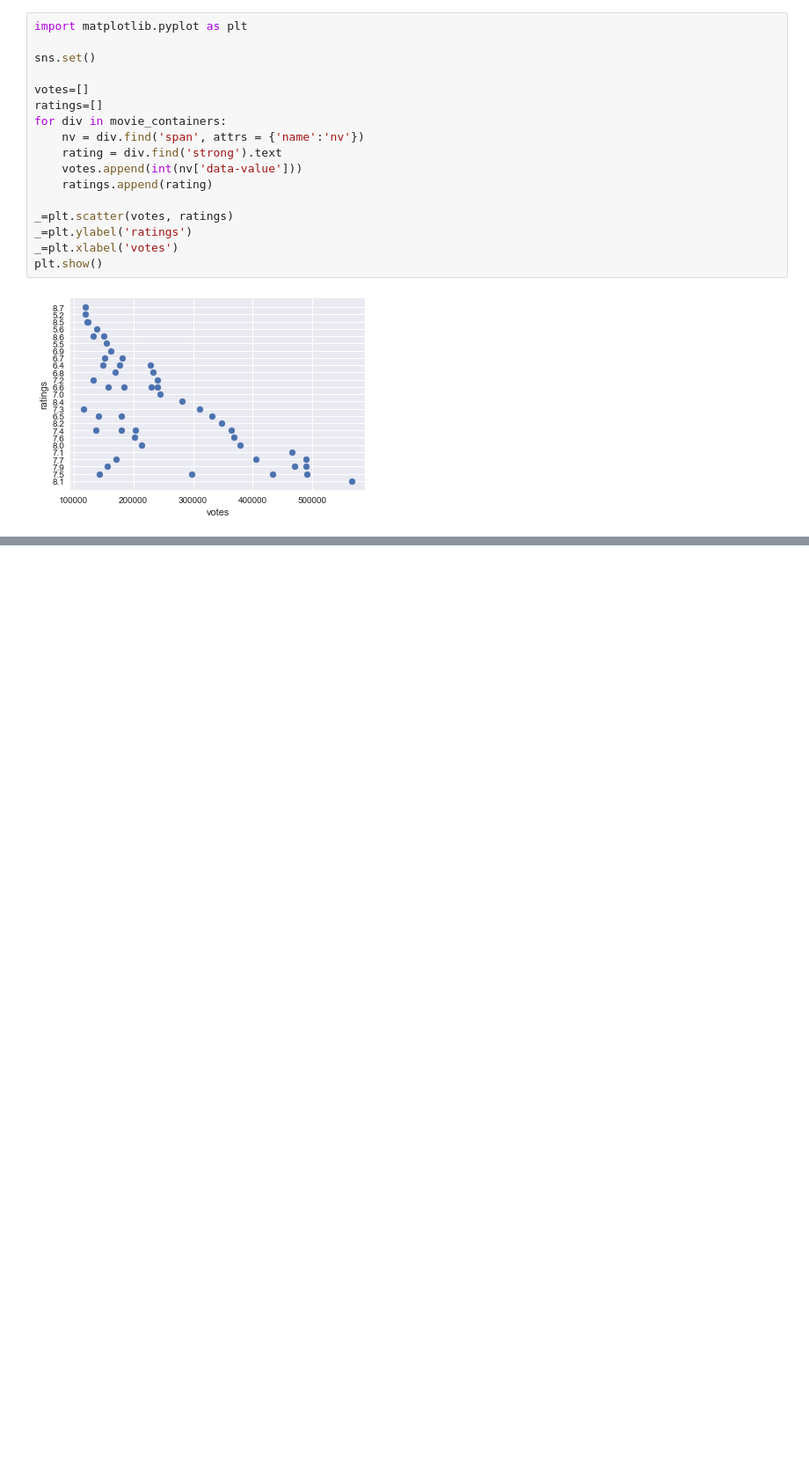
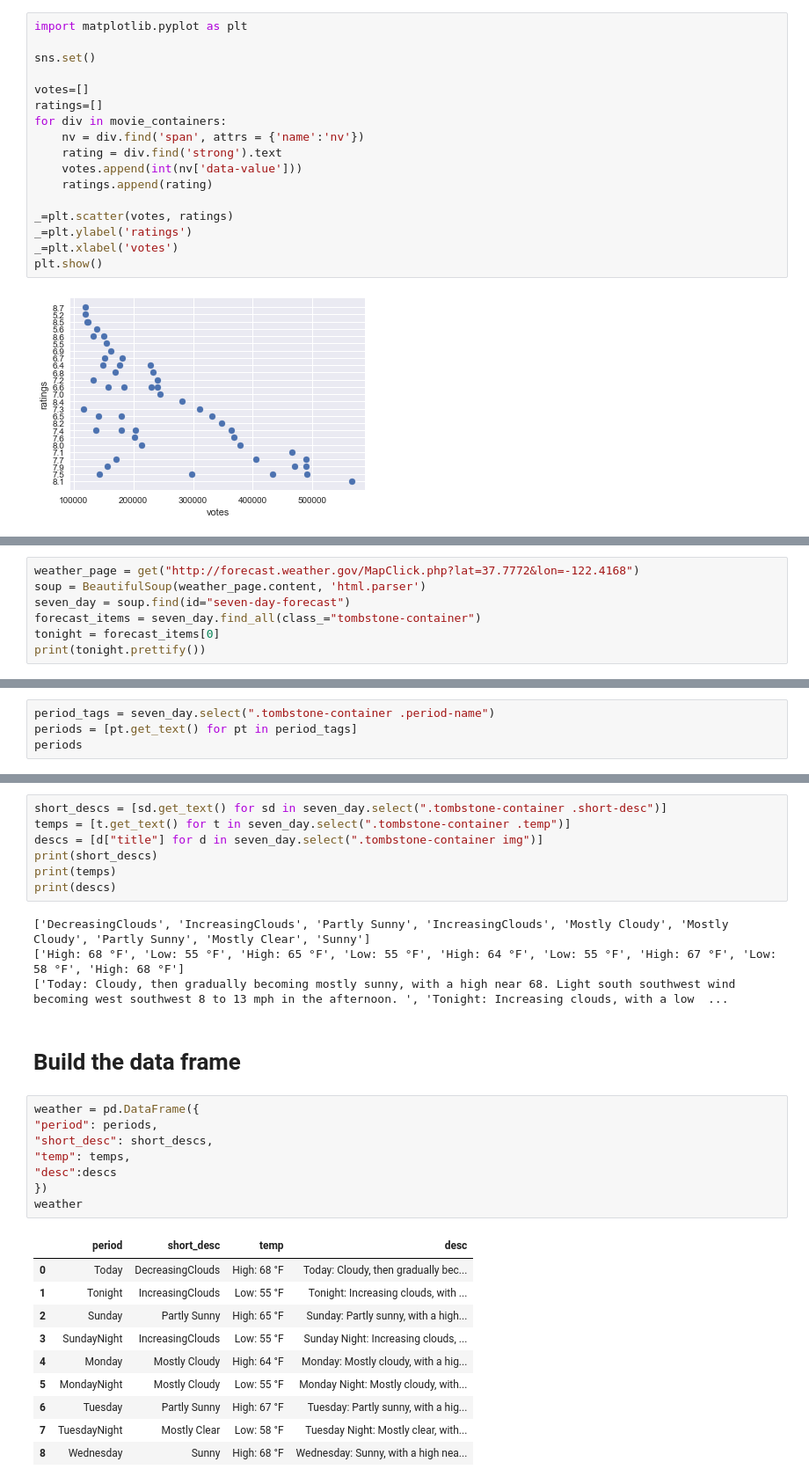
Before and after one commit to garyos/web-scraping-python, a Jupyter notebook: WebScraping.ipynb, the cells around one changed output, grey strips where cells are left out. Shown at 88% size. Saved outputs shown, nothing was run; the diff lists cells and outputs as text; blank space fills up the shorter version.

Commit message:
weather example added

```diff
--- a/WebScraping.ipynb
+++ b/WebScraping.ipynb
@@ -444,0 +447,7 @@ plt.show()
+# %%
+weather_page = get("http://forecast.weather.gov/MapClick.php?lat=37.7772&lon=-122.4168")
+soup = BeautifulSoup(weather_page.content, 'html.parser')
+seven_day = soup.find(id="seven-day-forecast")
+forecast_items = seven_day.find_all(class_="tombstone-container")
+tonight = forecast_items[0]
+print(tonight.prettify())
@@ -444,0 +490,4 @@ plt.show()
+# %%
+period_tags = seven_day.select(".tombstone-container .period-name")
+periods = [pt.get_text() for pt in period_tags]
+periods
@@ -444,0 +504,32 @@ plt.show()
+# %%
+short_descs = [sd.get_text() for sd in seven_day.select(".tombstone-container .short-desc")]
+temps = [t.get_text() for t in seven_day.select(".tombstone-container .temp")]
+descs = [d["title"] for d in seven_day.select(".tombstone-container img")]
+print(short_descs)
+print(temps)
+print(descs)
+# %% [output]
+['DecreasingClouds', 'IncreasingClouds', 'Partly Sunny', 'IncreasingClouds', 'Mostly Cloudy', 'Mostly Cloudy', 'Partly Sunny', 'Mostly Clear', 'Sunny']
+['High: 68 °F', 'Low: 55 °F', 'High: 65 °F', 'Low: 55 °F', 'High: 64 °F', 'Low: 55 °F', 'High: 67 °F', 'Low: 58 °F', 'High: 68 °F']
+['Today: Cloudy, then gradually becoming mostly sunny, with a high near 68. Light south southwest wind becoming west southwest 8 to 13 mph in the afternoon. ', 'Tonight: Increasing clouds, with a low  ...
+# %% [markdown]
+# Build the data frame
+# %%
+weather = pd.DataFrame({
+"period": periods,
+"short_desc": short_descs,
+"temp": temps,
+"desc":descs
+})
+weather
+# %% [output]
+|  | period | short_desc | temp | desc |
+| 0 | Today | DecreasingClouds | High: 68 °F | Today: Cloudy, then gradually bec... |
+| 1 | Tonight | IncreasingClouds | Low: 55 °F | Tonight: Increasing clouds, with ... |
+| 2 | Sunday | Partly Sunny | High: 65 °F | Sunday: Partly sunny, with a high... |
+| 3 | SundayNight | IncreasingClouds | Low: 55 °F | Sunday Night: Increasing clouds, ... |
+| 4 | Monday | Mostly Cloudy | High: 64 °F | Monday: Mostly cloudy, with a hig... |
+| 5 | MondayNight | Mostly Cloudy | Low: 55 °F | Monday Night: Mostly cloudy, with... |
+| 6 | Tuesday | Partly Sunny | High: 67 °F | Tuesday: Partly sunny, with a hig... |
+| 7 | TuesdayNight | Mostly Clear | Low: 58 °F | Tuesday Night: Mostly clear, with... |
+| 8 | Wednesday | Sunny | High: 68 °F | Wednesday: Sunny, with a high nea... |
```
Also changed, not shown: parts of 16 cells of this notebook, 1 other file.
